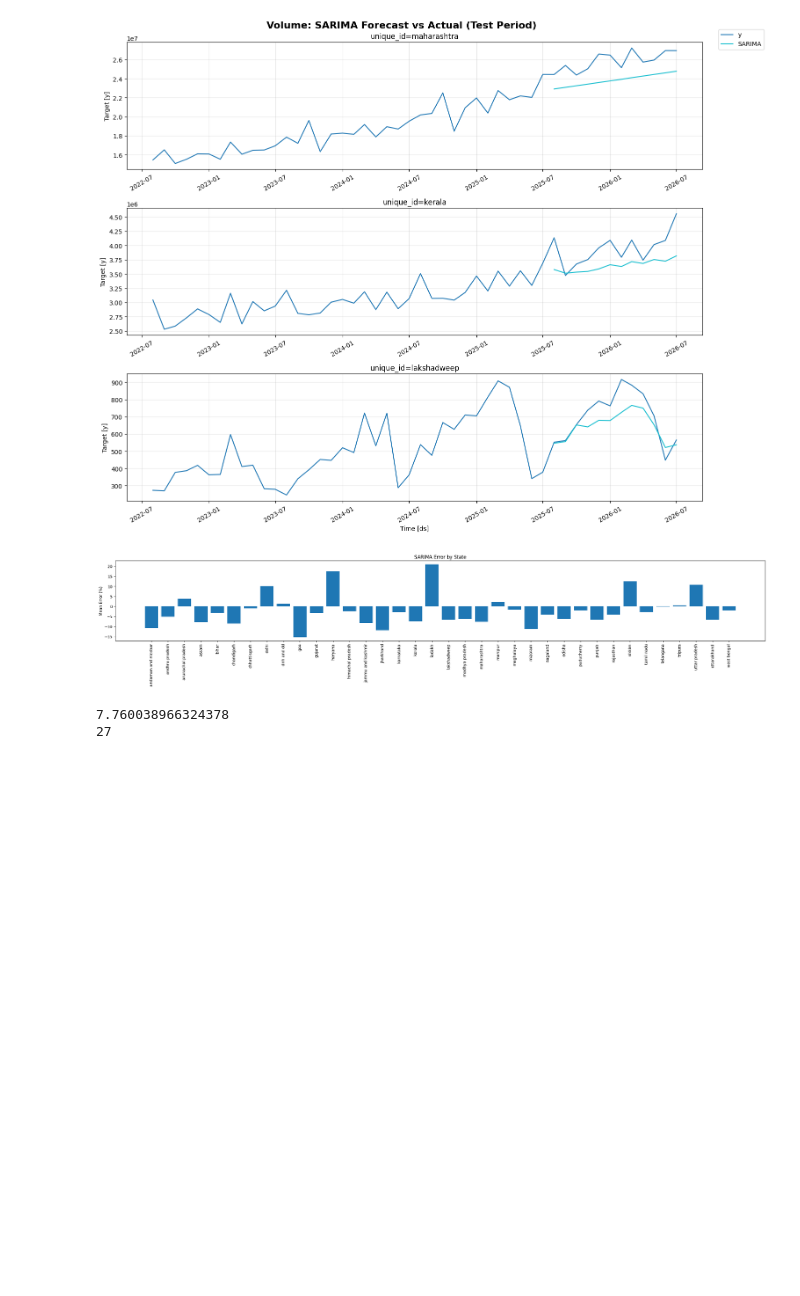
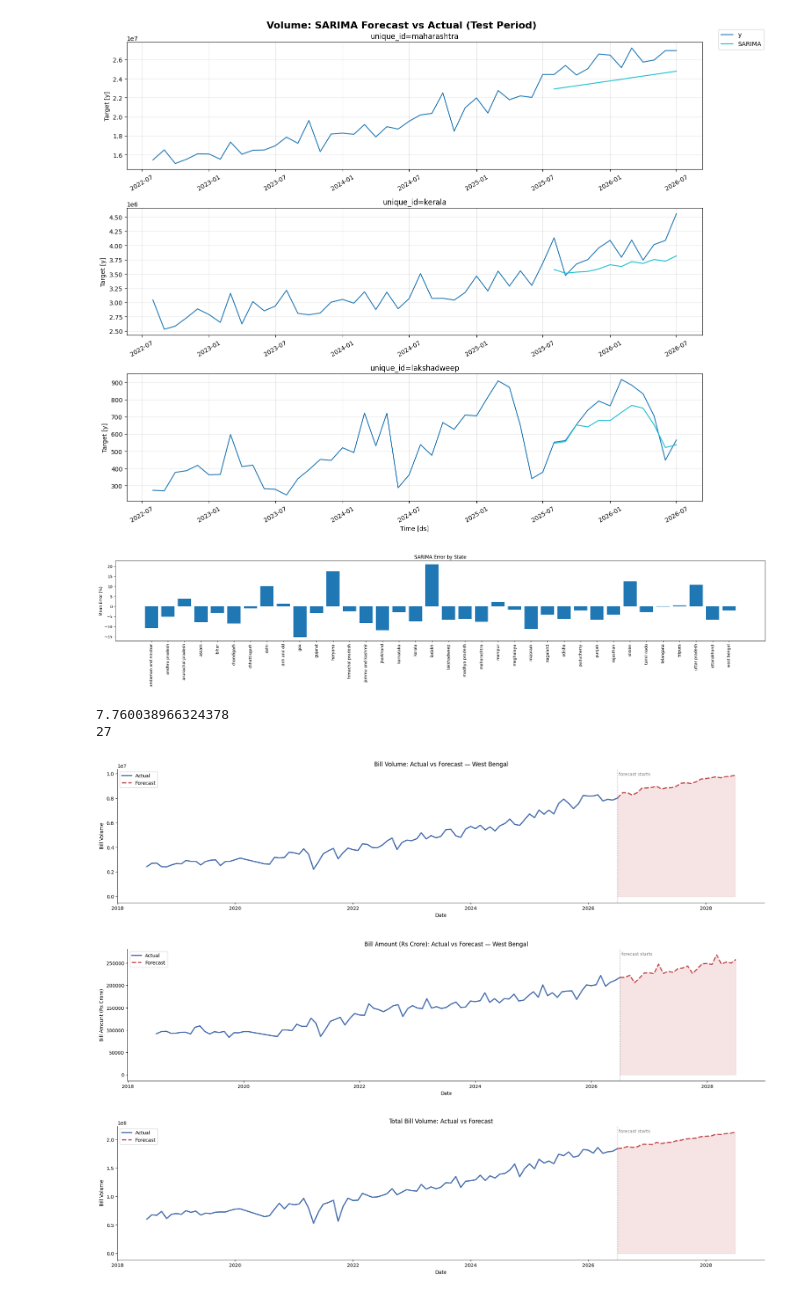
Before and after one commit to IamRaNo/india-logistics-hub-optimizer, a Jupyter notebook: jupyter notebooks/01_forecasting.ipynb, the cells around one changed output. Cells and saved outputs as stored; diff of their text form; code cells hidden in the pictures; blank space fills up the shorter version.

Commit message:
final forecast, growth summary and saved outputs

```diff
--- a/jupyter notebooks/01_forecasting.ipynb
+++ b/jupyter notebooks/01_forecasting.ipynb
@@ -567,0 +579,40 @@ print((state_error < 0).sum())
+# %%
+def plot_forecast(state=None, actual=None, forecast=None, label='Bill Volume', figsize=(24,5)):
+    if state:
+        actual_data = actual[actual['unique_id'] == state]
+        forecast_data = forecast[forecast['unique_id'] == state]
+        title = f'{label}: Actual vs Forecast — {state.title()}'
+    else:
+        actual_data = actual.groupby('ds')['y'].sum().reset_index()
+        forecast_data = forecast.groupby('ds')['SARIMA'].sum().reset_index()
+        title = f'Total {label}: Actual vs Forecast'
+
+    # stitch actual and forecast so the lines connect
+    last_actual = actual_data.iloc[[-1]].rename(columns={'y': 'SARIMA'})
+    forecast_data = pd.concat([last_actual[['ds', 'SARIMA']], forecast_data])
+
+    fig, ax = plt.subplots(figsize=figsize)
+
+    ax.plot(actual_data['ds'], actual_data['y'], label='Actual', color='#4C72B0', linewidth=2.5)
+    ax.plot(forecast_data['ds'], forecast_data['SARIMA'], label='Forecast', linestyle='--', color='#C44E52', linewidth=2.5)
+
+    ax.fill_between(forecast_data['ds'], forecast_data['SARIMA'], color='#C44E52', alpha=0.15)
+
+    ax.axvline(actual_data['ds'].max(), color='gray', linestyle=':', linewidth=1)
+    ax.text(actual_data['ds'].max(), ax.get_ylim()[1]*0.95, ' forecast starts', fontsize=9, color='gray')
+
+    ax.legend()
+    ax.set_title(title)
+    ax.set_xlabel('Date')
+    ax.set_ylabel(label)
+
+    sns.despine(ax=ax)
+    plt.show()
+# %%
+plot_forecast('west bengal', volume_data, final_volume_pred, label='Bill Volume')
+plot_forecast('west bengal', amount_data, final_amount_pred, label='Bill Amount (Rs Crore)')
+plot_forecast(None, volume_data, final_volume_pred, label='Bill Volume')   # total of all states
+# %% [output]
+[figure, added]
+[figure, added]
+[figure, added]
```
Also changed, not shown: parts of 10 cells of this notebook.
